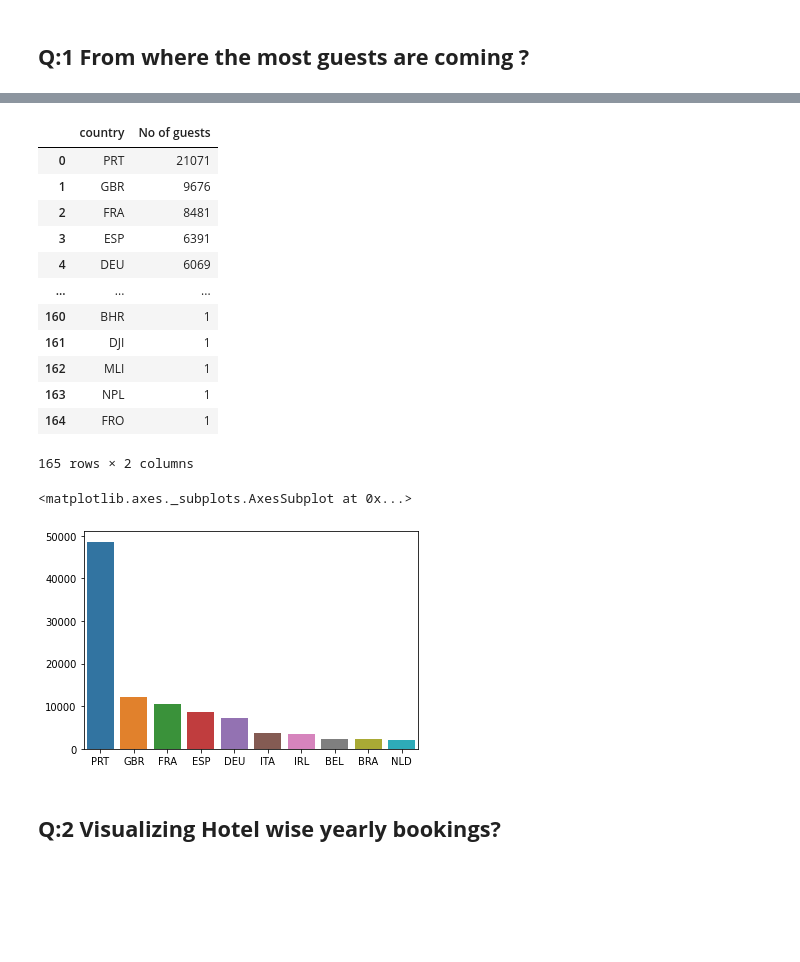
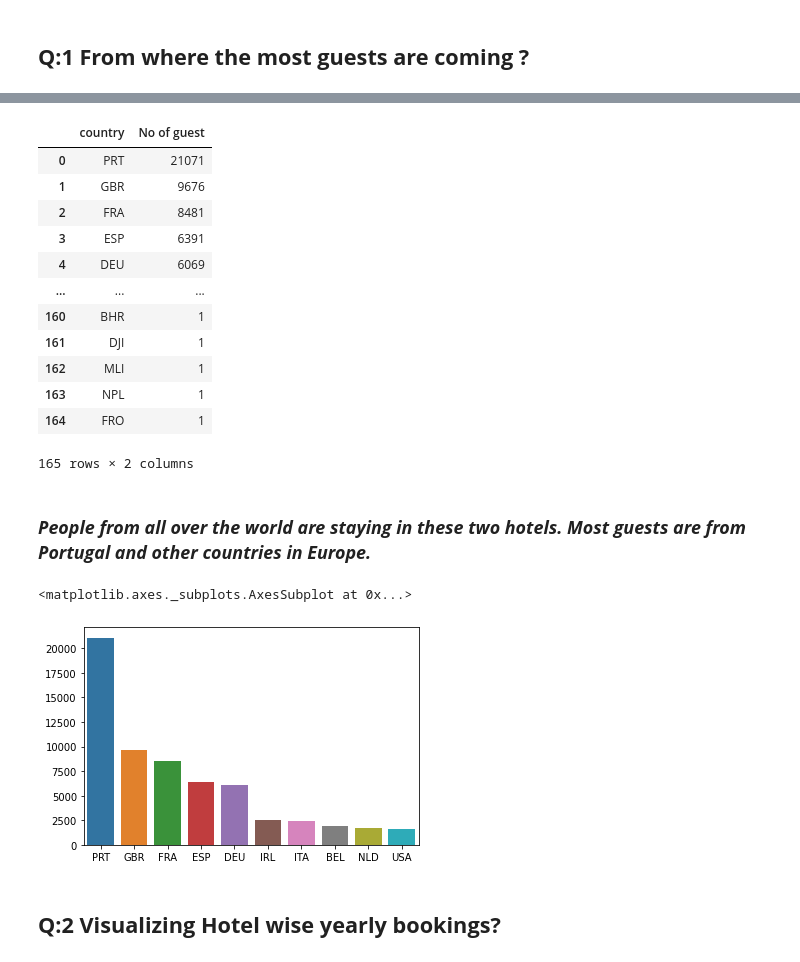
Before and after one commit to Achin120/Hotel-Booking-Analysis-, a Jupyter notebook: Achin_Hotel_Booking_Analysis_Capstone_Project.ipynb, the cells around one changed output, grey strips where cells are left out. Saved outputs shown, nothing was run; the diff lists cells and outputs as text; code cells hidden in the pictures; blank space fills up the shorter version.

```diff
--- a/Achin_Hotel_Booking_Analysis_Capstone_Project.ipynb
+++ b/Achin_Hotel_Booking_Analysis_Capstone_Project.ipynb
@@ -224,9 +248,10 @@ dtype: int64
 # %%
+#Analyze  From where the most guests are coming.
 country_wise_guests = hotel_booking_new[hotel_booking_new['is_canceled'] == 0]['country'].value_counts().reset_index()
-country_wise_guests.columns = ['country', 'No of guests']
+country_wise_guests.columns = ['country', 'No of guest']
 country_wise_guests
 # %% [output]
-|  | country | No of guests |
+|  | country | No of guest |
 | 0 | PRT | 21071 |
 | 1 | GBR | 9676 |
 | 2 | FRA | 8481 |
@@ -239,10 +264,13 @@ country_wise_guests
 | 163 | NPL | 1 |
 | 164 | FRO | 1 |
 165 rows × 2 columns
+# %% [markdown]
+### ***People from all over the world are staying in these two hotels. Most guests are from Portugal and other countries in Europe.***
 # %%
-sns.barplot (y= list(hotel_booking_new.country.value_counts().head (10)), x= list(hotel_booking_new.country.value_counts().head(10).index))
+#plotting the graph to visualize  From where the most guests are coming.
+sns.barplot(y=list(hotel_booking_new[hotel_booking_new['is_canceled'] == 0]['country'].value_counts().head(10)),x=list(hotel_booking_new[hotel_booking_new['is_canceled'] == 0]['country'].value_counts().head(10).index))
 # %% [output]
 <matplotlib.axes._subplots.AxesSubplot at 0x...>
-[figure, old version]
+[figure, new version]
 # %% [markdown]
 ## **Q:2 Visualizing Hotel wise yearly bookings?**
```
Also changed, not shown: parts of 15 cells of this notebook.
